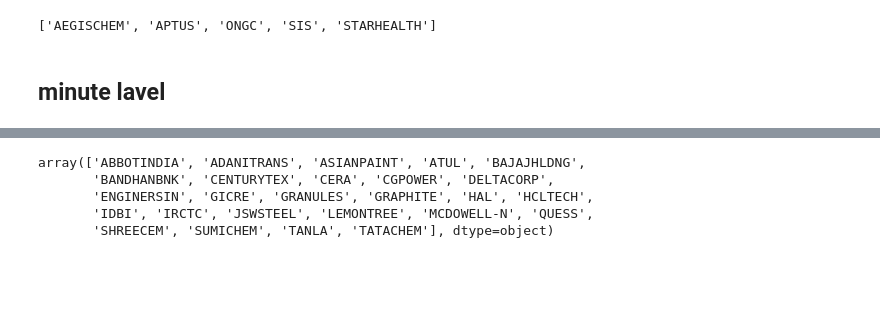
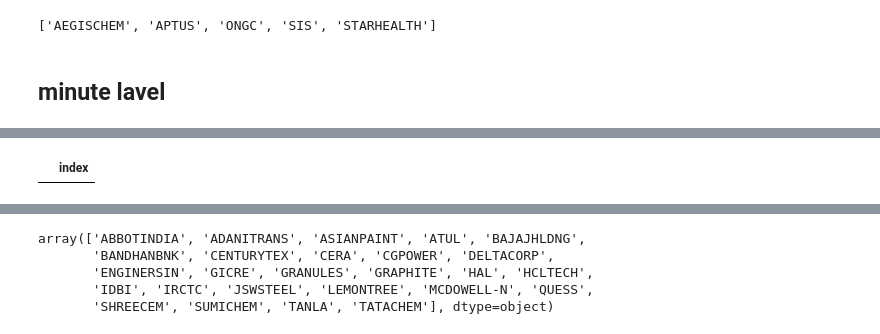
Before and after one commit to Madcodex/stock_automata, a Jupyter notebook: notebook/consoldation.ipynb, the cells around one changed output, grey strips where cells are left out. Drawn from its saved outputs; the diff is of its cells as text; code cells hidden in the pictures; blank space fills up the shorter version.

```diff
--- a/notebook/consoldation.ipynb
+++ b/notebook/consoldation.ipynb
@@ -239,3 +402,7 @@ Date 2023-05-26T11:05:00.000000000 stock VOLTAS
+# %%
+df_breakout
+# %% [output]
+|  | index |
 # %%
 breakout_up
 # %% [output]
```
Also changed, not shown: parts of 24 cells of this notebook, 52 other files.
